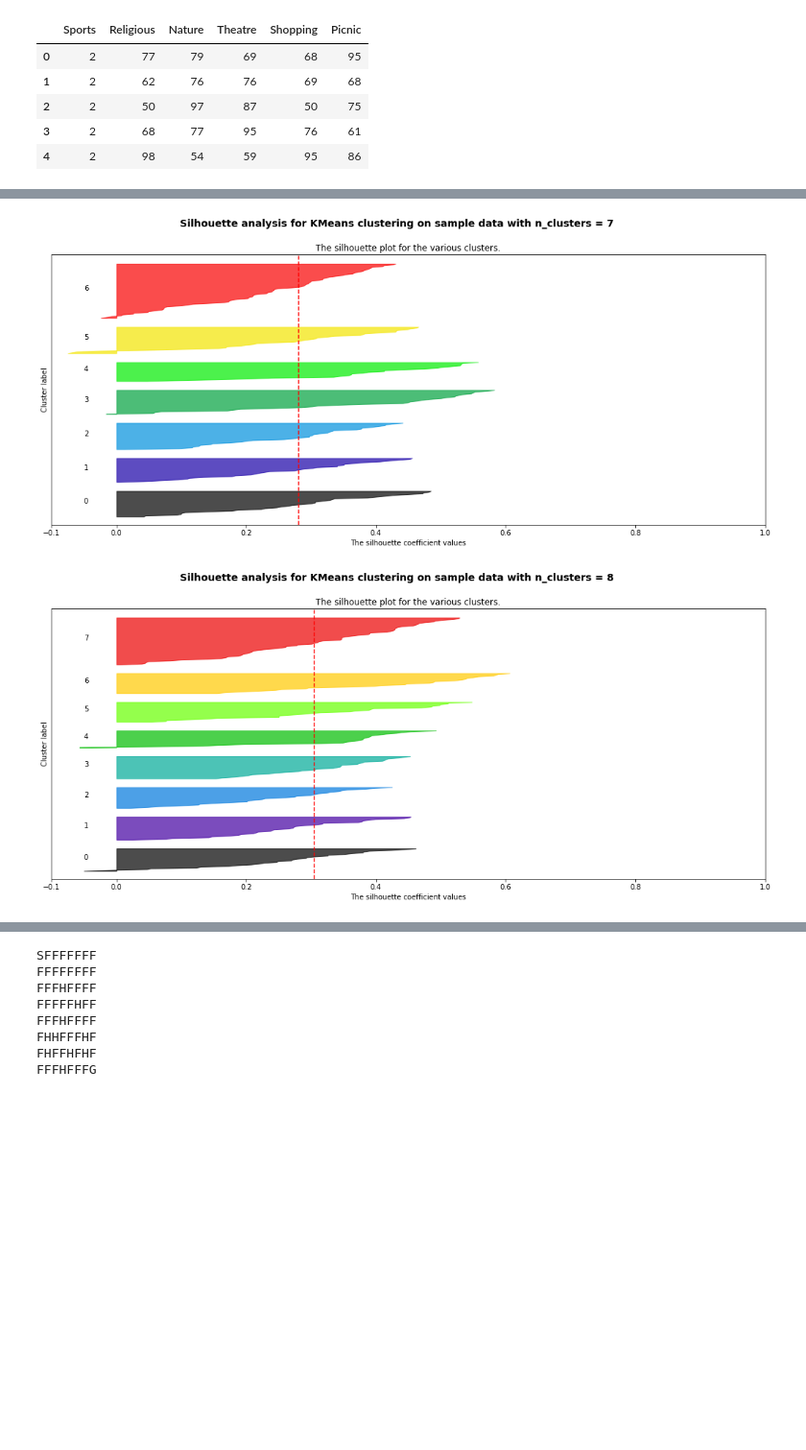
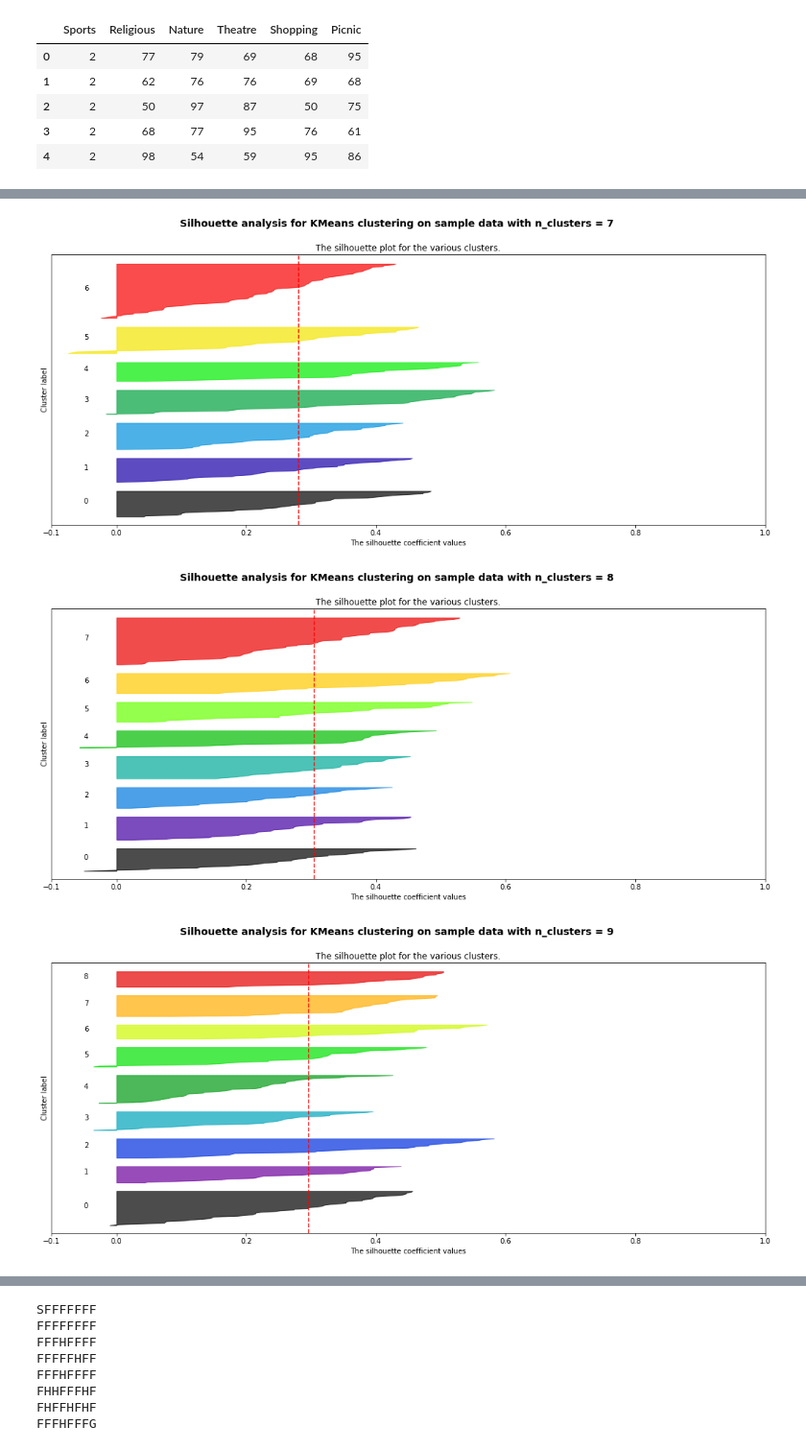
Before and after one commit to ale-wyss/uah_unsup_and_rei_learning, a Jupyter notebook: UnsupervisedAndReinforcementLearning_Assigment.ipynb, the cells around one changed output, grey strips where cells are left out. Shown at 96% size. Drawn from its saved outputs; the diff is of its cells as text; code cells hidden in the pictures; blank space fills up the shorter version.

```diff
--- a/UnsupervisedAndReinforcementLearning_Assigment.ipynb
+++ b/UnsupervisedAndReinforcementLearning_Assigment.ipynb
@@ -77,8 +83,10 @@ After running the algorithm 60 times, the best result yields the following centr
 # For the second question
 # I will test different numbers of centroids
 
-n_centroids_list = [2,3,4,5,6,7,8]
+# List of centroids
+n_centroids_list = [2,3,4,5,6,7,8,9]
 
+# Looping through the list of possible centroids
 for n_centroids in n_centroids_list:
 
     km_alg2 = KMeans(n_clusters=n_centroids, n_init=60)
@@ -107,18 +117,16 @@ The average silhouette_score is: 0.30513890161635987
 # %%
 X = clust_data
-range_n_clusters = [2, 3, 4, 5, 6, 7, 8]
+range_n_clusters = [2, 3, 4, 5, 6, 7, 8, 9]
+
+# From sklearn documentation
+# https://scikit-learn.org/stable/auto_examples/cluster/plot_kmeans_silhouette_analysis.html
 
 for n_clusters in range_n_clusters:
     # Create a subplot with 1 row and 2 columns
     fig, (ax1) = plt.subplots(1, 1)
     fig.set_size_inches(18, 7)
 
-    # The 1st subplot is the silhouette plot
-    # The silhouette coefficient can range from -1, 1 but in this example all
-    # lie within [-0.1, 1]
     ax1.set_xlim([-0.1, 1])
-    # The (n_clusters+1)*10 is for inserting blank space between silhouette
-    # plots of individual clusters, to demarcate them clearly.
     ax1.set_ylim([0, len(X) + (n_clusters + 1) * 10])
 
     # Initialize the clusterer with n_clusters value and a random generator
@@ -185,7 +194,8 @@ For n_clusters = 8 The average silhouette_score is : 0.3054187605036031
 [figure]
 [figure]
 [figure]
 [figure]
 [figure]
 [figure]
 [figure]
+[figure, added]
```
Also changed, not shown: parts of 59 cells of this notebook.
